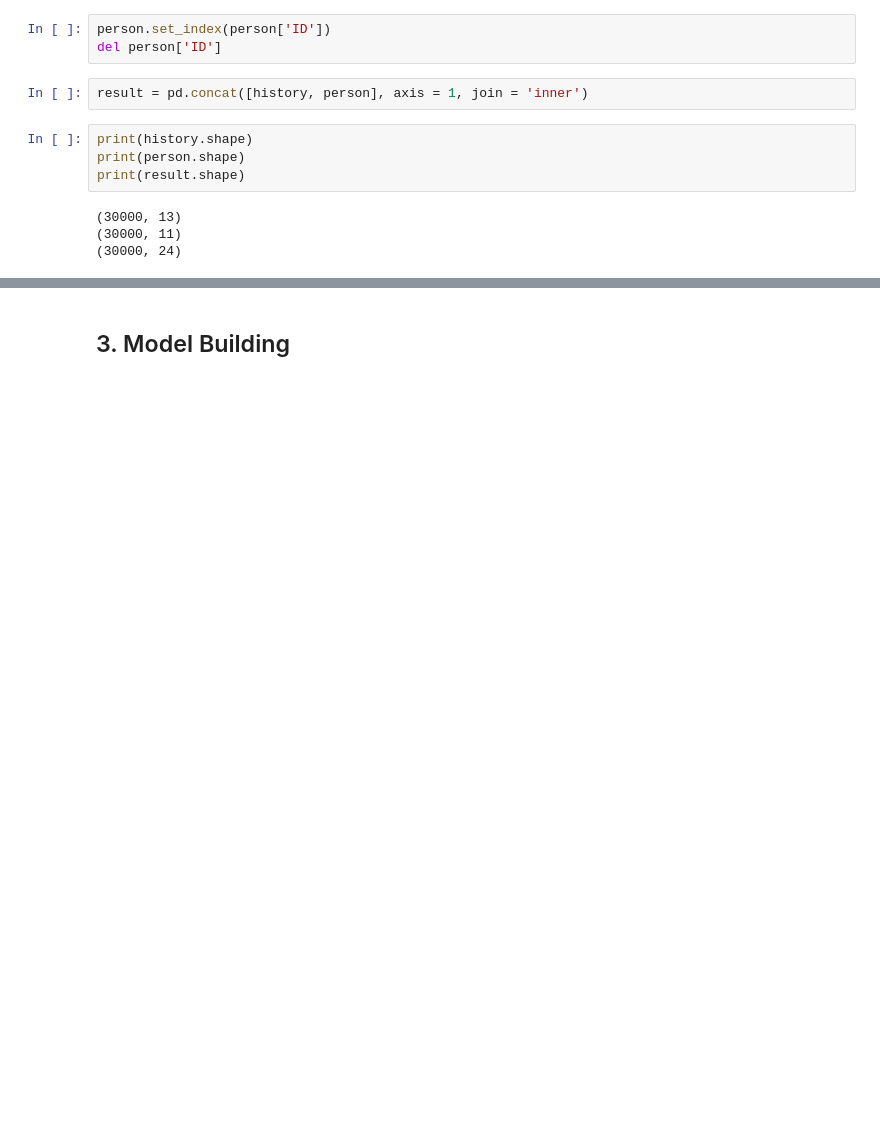
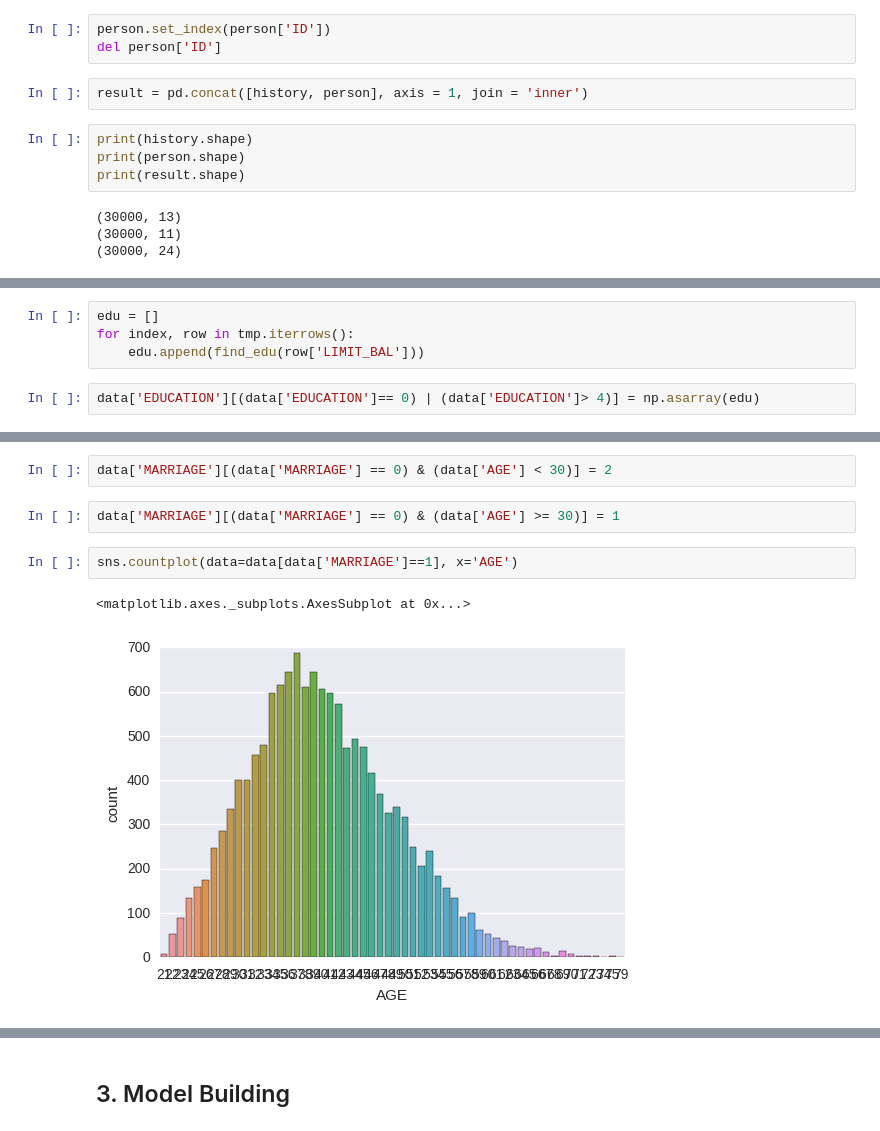
Before and after one commit to VicTangg/machine-learning, a Jupyter notebook: credit_card_default/Workbook.ipynb, the cells around one changed output, grey strips where cells are left out. Cells and saved outputs as stored; diff of their text form; blank space fills up the shorter version.

```diff
--- a/credit_card_default/Workbook.ipynb
+++ b/credit_card_default/Workbook.ipynb
@@ -140,0 +164,6 @@ Name: MARRIAGE, dtype: int64
+# %%
+edu = []
+for index, row in tmp.iterrows():
+    edu.append(find_edu(row['LIMIT_BAL']))
+# %%
+data['EDUCATION'][(data['EDUCATION']== 0) | (data['EDUCATION']> 4)] = np.asarray(edu)
@@ -140,0 +205,9 @@ Name: MARRIAGE, dtype: int64
+# %%
+data['MARRIAGE'][(data['MARRIAGE'] == 0) & (data['AGE'] < 30)] = 2
+# %%
+data['MARRIAGE'][(data['MARRIAGE'] == 0) & (data['AGE'] >= 30)] = 1
+# %%
+sns.countplot(data=data[data['MARRIAGE']==1], x='AGE')
+# %% [output]
+<matplotlib.axes._subplots.AxesSubplot at 0x...>
+[figure, added]
```
Also changed, not shown: parts of 72 cells of this notebook.
